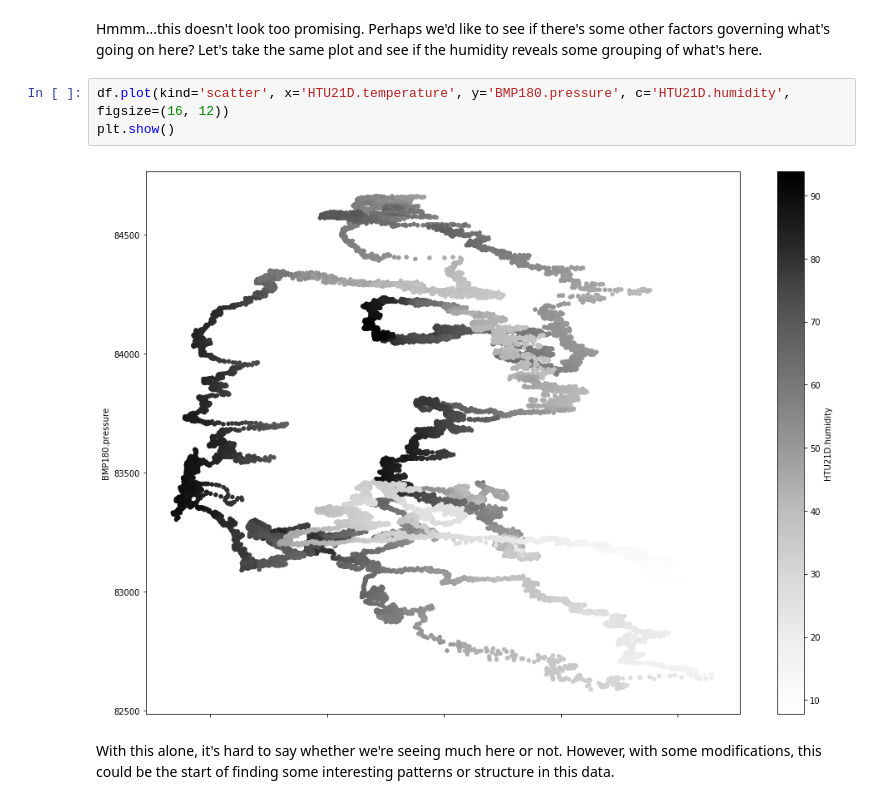
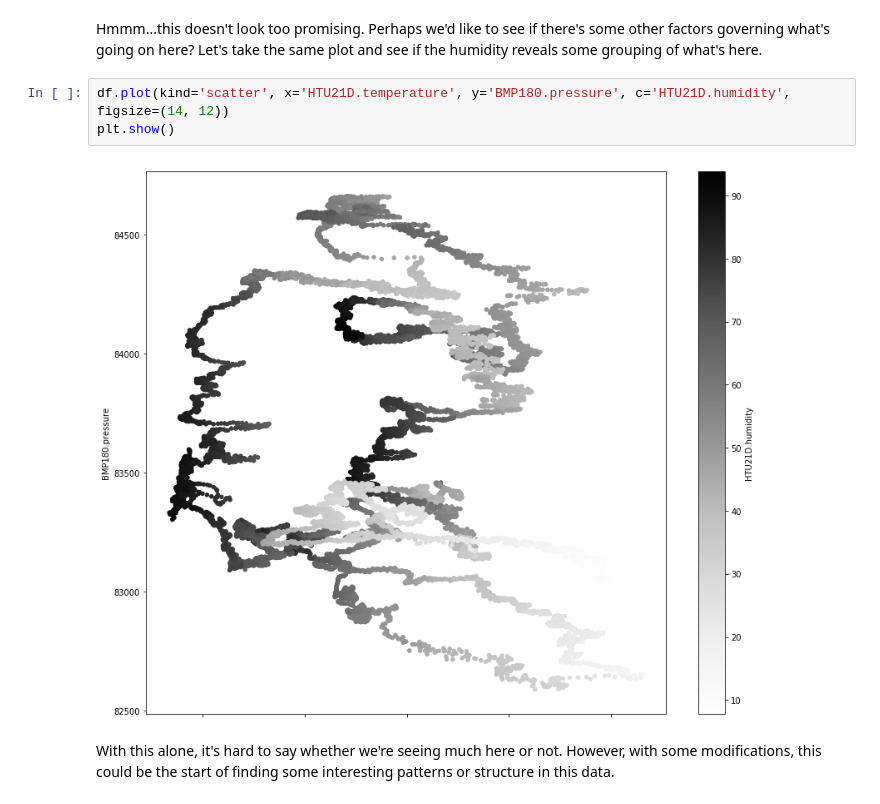
Before and after one commit to seanshahkarami/waggle-notebooks, a Jupyter notebook: Plotting Example.ipynb, the cells around one changed output. Drawn from its saved outputs; the diff is of its cells as text.

```diff
--- a/Plotting Example.ipynb
+++ b/Plotting Example.ipynb
@@ -67,10 +67,10 @@ plt.show()
 # %% [markdown]
 Hmmm...this doesn't look too promising. Perhaps we'd like to see if there's some other factors governing what's going on here? Let's take the same plot and see if the humidity reveals some grouping of what's here.
 # %%
-df.plot(kind='scatter', x='HTU21D.temperature', y='BMP180.pressure', c='HTU21D.humidity', figsize=(16, 12))
+df.plot(kind='scatter', x='HTU21D.temperature', y='BMP180.pressure', c='HTU21D.humidity', figsize=(14, 12))
 plt.show()
 # %% [output]
-[figure, old version]
+[figure, new version]
 # %% [markdown]
 With this alone, it's hard to say whether we're seeing much here or not. However, with some modifications, this could be the start of finding some interesting patterns or structure in this data.
 # %% [markdown]
```
Also changed, not shown: parts of 3 cells of this notebook.
